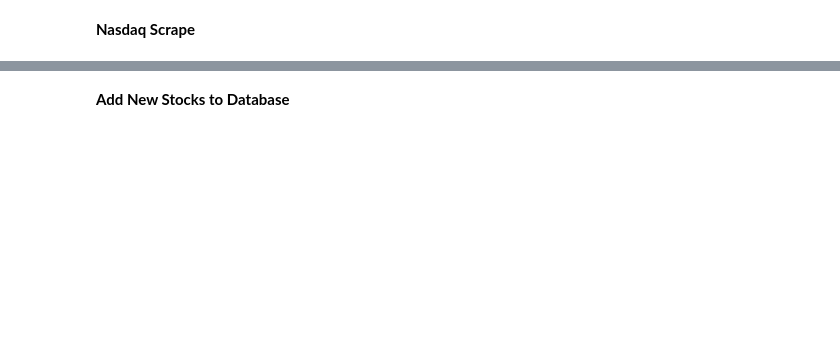
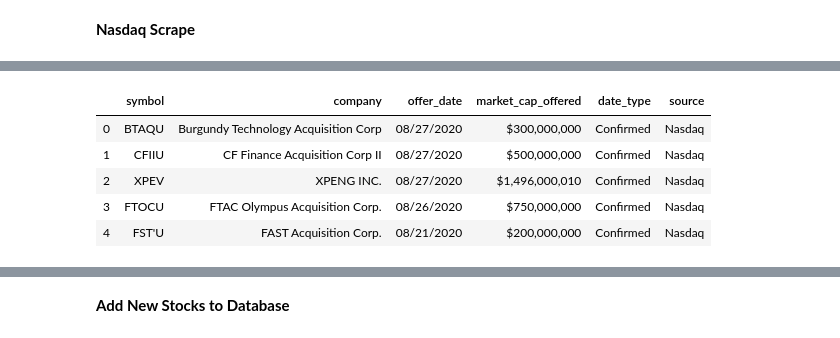
Before and after one commit to admiral810/IPO_tracker, a Jupyter notebook: get_IPO_data.ipynb, the cells around one changed output, grey strips where cells are left out. Saved outputs shown, nothing was run; the diff lists cells and outputs as text; code cells hidden in the pictures; blank space fills up the shorter version.

```diff
--- a/get_IPO_data.ipynb
+++ b/get_IPO_data.ipynb
@@ -101,28 +111,36 @@ print(data)
 # %%
 priced_ipos = data["data"]["priced"]["rows"]
 
 symbol_list = []
 company_list = []
 offer_date_list = []
 market_cap_list = []
 
 for x in range(len(priced_ipos)):
     symbol_list.append(priced_ipos[x]["proposedTickerSymbol"])
     company_list.append(priced_ipos[x]["companyName"])
     offer_date_list.append(priced_ipos[x]["pricedDate"])
     market_cap_list.append(priced_ipos[x]["dollarValueOfSharesOffered"])
 
 
 # dataframe with stock info
 nasdaq_priced_df = pd.DataFrame({"symbol" : symbol_list,
                    "company" : company_list,
                    "offer_date" : offer_date_list,
                    "market_cap_offered" : market_cap_list
                   })
 
 nasdaq_priced_df["date_type"] = "Confirmed"
+nasdaq_priced_df['source'] = "Nasdaq"
 
 nasdaq_priced_df.head()
+# %% [output]
+|  | symbol | company | offer_date | market_cap_offered | date_type | source |
+| 0 | BTAQU | Burgundy Technology Acquisition Corp | 08/27/2020 | $300,000,000 | Confirmed | Nasdaq |
+| 1 | CFIIU | CF Finance Acquisition Corp II | 08/27/2020 | $500,000,000 | Confirmed | Nasdaq |
+| 2 | XPEV | XPENG INC. | 08/27/2020 | $1,496,000,010 | Confirmed | Nasdaq |
+| 3 | FTOCU | FTAC Olympus Acquisition Corp. | 08/26/2020 | $750,000,000 | Confirmed | Nasdaq |
+| 4 | FST'U | FAST Acquisition Corp. | 08/21/2020 | $200,000,000 | Confirmed | Nasdaq |
 # %%
 upcoming_ipos = data["data"]["upcoming"]["upcomingTable"]["rows"]
 
```
Also changed, not shown: parts of 38 cells of this notebook, 4 other files.
